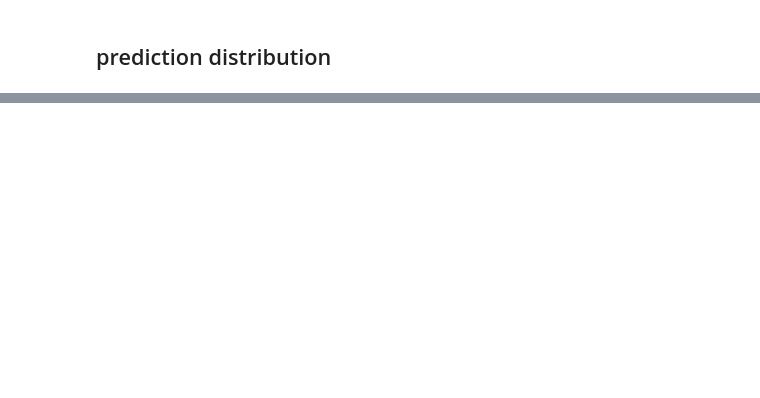
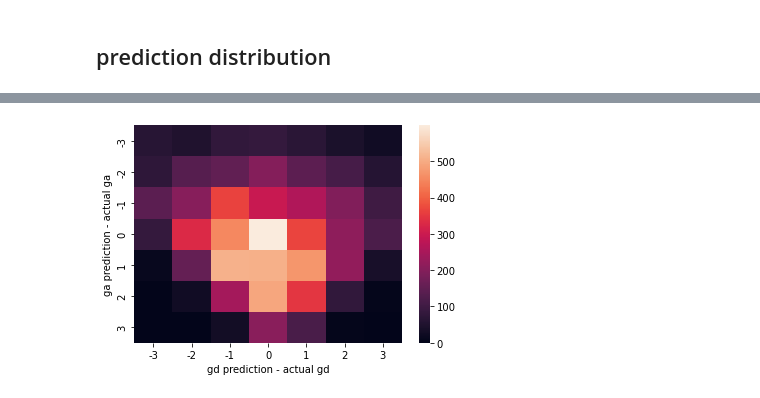
Before and after one commit to LUKEx76/football_prediction, a Jupyter notebook: heuer_model/heuer.ipynb, the cells around one changed output, grey strips where cells are left out. Cells and saved outputs as stored; diff of their text form; code cells hidden in the pictures; blank space fills up the shorter version.

```diff
--- a/heuer_model/heuer.ipynb
+++ b/heuer_model/heuer.ipynb
@@ -653,0 +460,10 @@ if do_a_training_error_run:
+# %%
+heatmap_df = pd.read_csv("data/distribution.csv",sep=";")
+
+heatmap_df = heatmap_df.pivot(
+"ga prediction - actual ga", "gd prediction - actual gd", "count")
+
+sns.heatmap(heatmap_df)
+plt.show()
+# %% [output]
+[figure, added]
```
Also changed, not shown: parts of 18 cells of this notebook, 8 other files.
